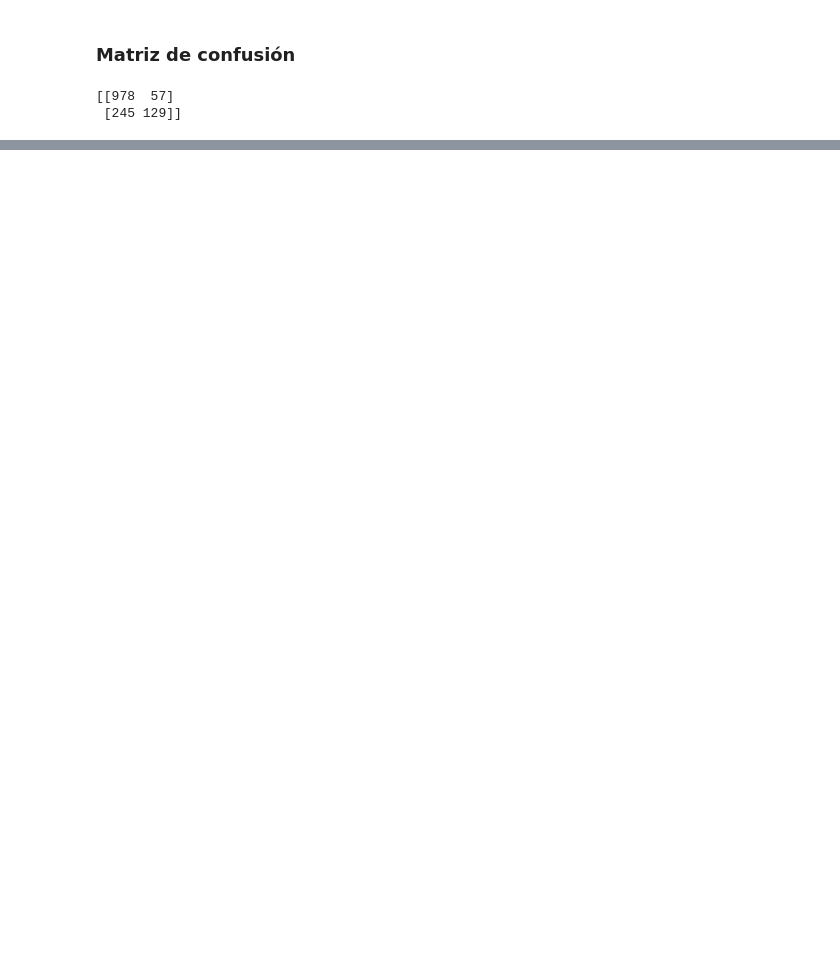
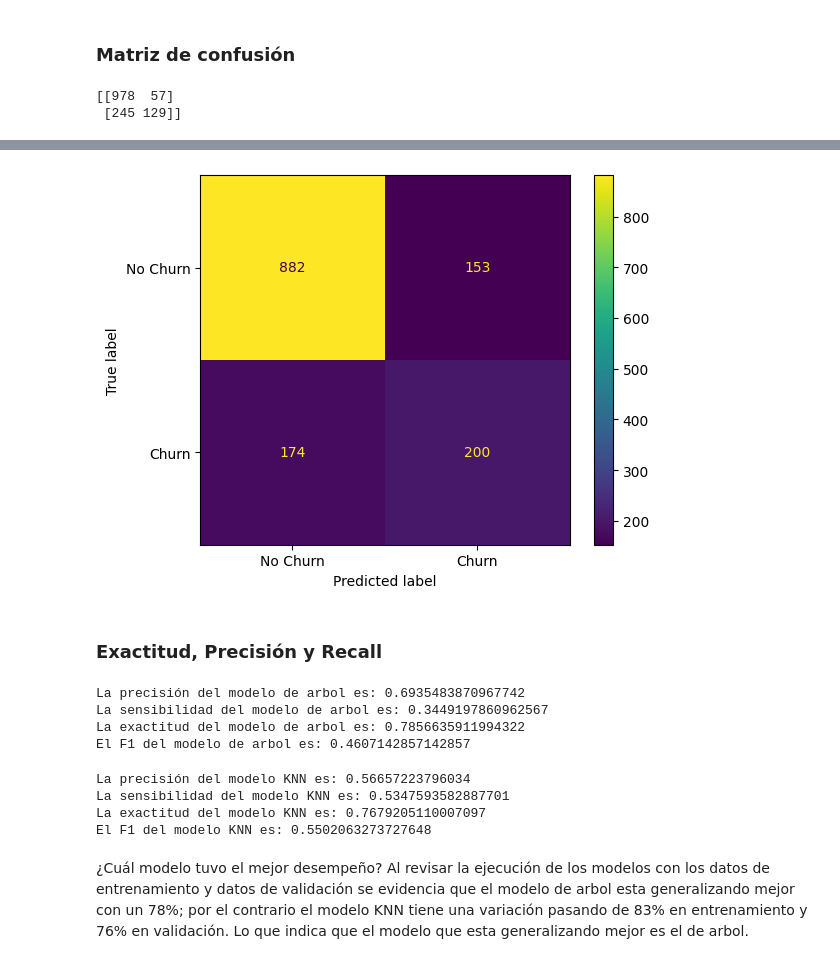
Before and after one commit to Karl-Sancho/challenge3-data-science-LATAM, a Jupyter notebook: TelecomX_LATAM_Parte_2.ipynb, the cells around one changed output, grey strips where cells are left out. Saved outputs shown, nothing was run; the diff lists cells and outputs as text; code cells hidden in the pictures; blank space fills up the shorter version.

```diff
--- a/TelecomX_LATAM_Parte_2.ipynb
+++ b/TelecomX_LATAM_Parte_2.ipynb
@@ -424,0 +432,7 @@ visualizacion.plot();
+# %%
+visualizacion_knn = ConfusionMatrixDisplay(confusion_matrix= matriz_confusion_knn,display_labels=['No Churn', 'Churn'])
+visualizacion_knn.plot();
+# %% [output]
+[figure, added]
+# %% [markdown]
+### Exactitud, Precisión y Recall
@@ -424,0 +441,23 @@ visualizacion.plot();
+# %%
+print(f'La precisión del modelo de arbol es: {precision_score(y_val, y_previsto_tree)}')
+print(f'La sensibilidad del modelo de arbol es: {recall_score(y_val, y_previsto_tree)}')
+print(f'La exactitud del modelo de arbol es: {accuracy_score(y_val, y_previsto_tree)}')
+print(f'El F1 del modelo de arbol es: {f1_score(y_val, y_previsto_tree)}')
+# %% [output]
+La precisión del modelo de arbol es: 0.6935483870967742
+La sensibilidad del modelo de arbol es: 0.3449197860962567
+La exactitud del modelo de arbol es: 0.7856635911994322
+El F1 del modelo de arbol es: 0.4607142857142857
+# %%
+print(f'La precisión del modelo KNN es: {precision_score(y_val, y_previsto_knn)}')
+print(f'La sensibilidad del modelo KNN es: {recall_score(y_val, y_previsto_knn)}')
+print(f'La exactitud del modelo KNN es: {accuracy_score(y_val, y_previsto_knn)}')
+print(f'El F1 del modelo KNN es: {f1_score(y_val, y_previsto_knn)}')
+# %% [output]
+La precisión del modelo KNN es: 0.56657223796034
+La sensibilidad del modelo KNN es: 0.5347593582887701
+La exactitud del modelo KNN es: 0.7679205110007097
+El F1 del modelo KNN es: 0.5502063273727648
+# %% [markdown]
+¿Cuál modelo tuvo el mejor desempeño?
+Al revisar la ejecución de los modelos con los datos de entrenamiento y datos de validación se evidencia que el modelo de arbol esta generalizando mejor con un 78%; por el contrario el modelo KNN tiene una variación pasando de 83% en entrenamiento y 76% en validación. Lo que indica que el modelo que esta generalizando mejor es el de arbol.
```
Also changed, not shown: parts of 6 cells of this notebook.
